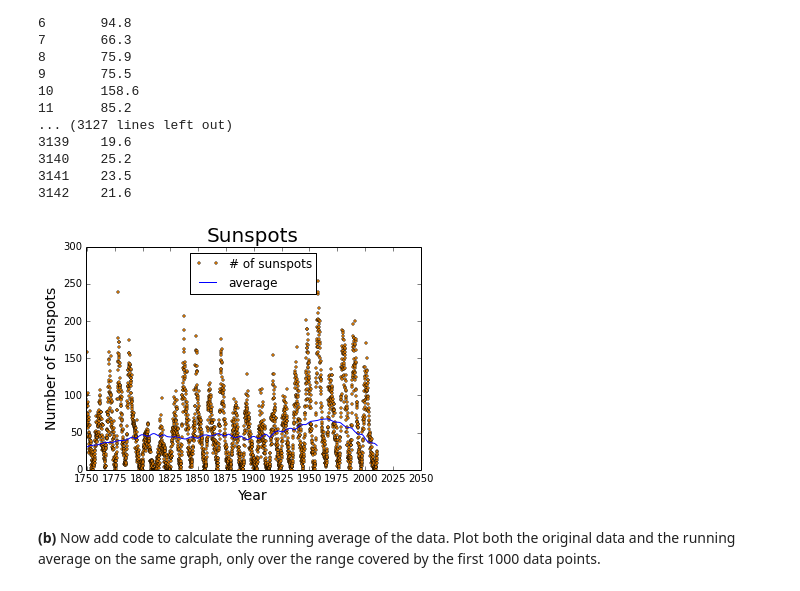
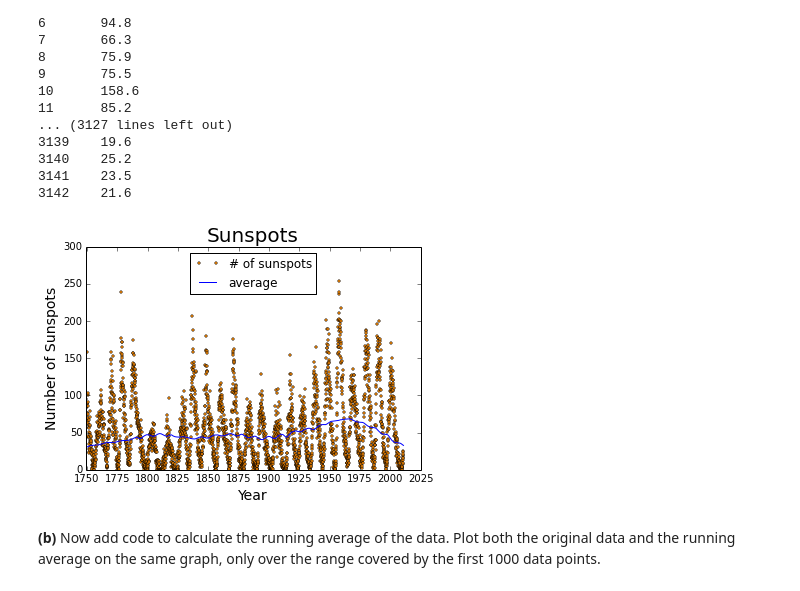
Before and after one commit to slewis06/PHYS202-S14, a Jupyter notebook: Graphics/GraphicsExercises.ipynb, the cells around one changed output. Cells and saved outputs as stored; diff of their text form; code cells hidden in the pictures.

Commit message:
Finished Graphics Exercises

```diff
--- a/Graphics/GraphicsExercises.ipynb
+++ b/Graphics/GraphicsExercises.ipynb
@@ -65,36 +65,36 @@ plt.show()
 x = np.loadtxt('sunspots.txt')
 
 #define months as every row in the first column of the data.
 months = x[:,0]
 
 #We dont want months, we want the year, starting from 1749.
 #So, by dividing each value in months by 12 and adding it to 1749, we can keep track of what year it is!
 years = months/12. + 1749
 
 #The number of sunspots is defined as every row in the 2nd column.
 sunspots = x[:,1]
 
 #Here I define a plot, label the x and y axes, and give it a title.
 fig, ax = plt.subplots(1, 1)
 ax.set_xlabel('Year', fontsize=14)
 ax.set_ylabel('Number of Sunspots', fontsize=14)
 ax.set_title('Sunspots', fontsize=20)
 
 #I want the graph to start at 1749, as it is the first year with available data.
 #However, to make it look nice, I set the ticks on the x-axis to go from 1750 to 2050 in even steps of 25 years.
-plt.xlim(1749,2050)
-plt.xticks(linspace(1750, 2050, 13))
+plt.xlim(1749,2025)
+plt.xticks(linspace(1750, 2025, 12))
 
 #Here I actually plot the data and manipulate it to look nice.
 plt.plot(years,sunspots, 'o', markersize=2.5, color="DarkOrange", linewidth = 0.5, label='# of sunspots');
 
 #Here I plot the running average, which is defined in part b.
 plt.plot(years,avg, label = 'average')
 
 #And finally I place the legend at the position Python thinks is best.
 plt.legend(loc='best');
 # %% [output]
-[figure, old version]
+[figure, new version]
 # %% [markdown]
 **(b)** Now add code to calculate the running average of the data. Plot both the original data and the running average on the same graph, only over the range covered by the first 1000 data points.
 # %%
```
Also changed, not shown: parts of 1 cell of this notebook, 2 other files.
